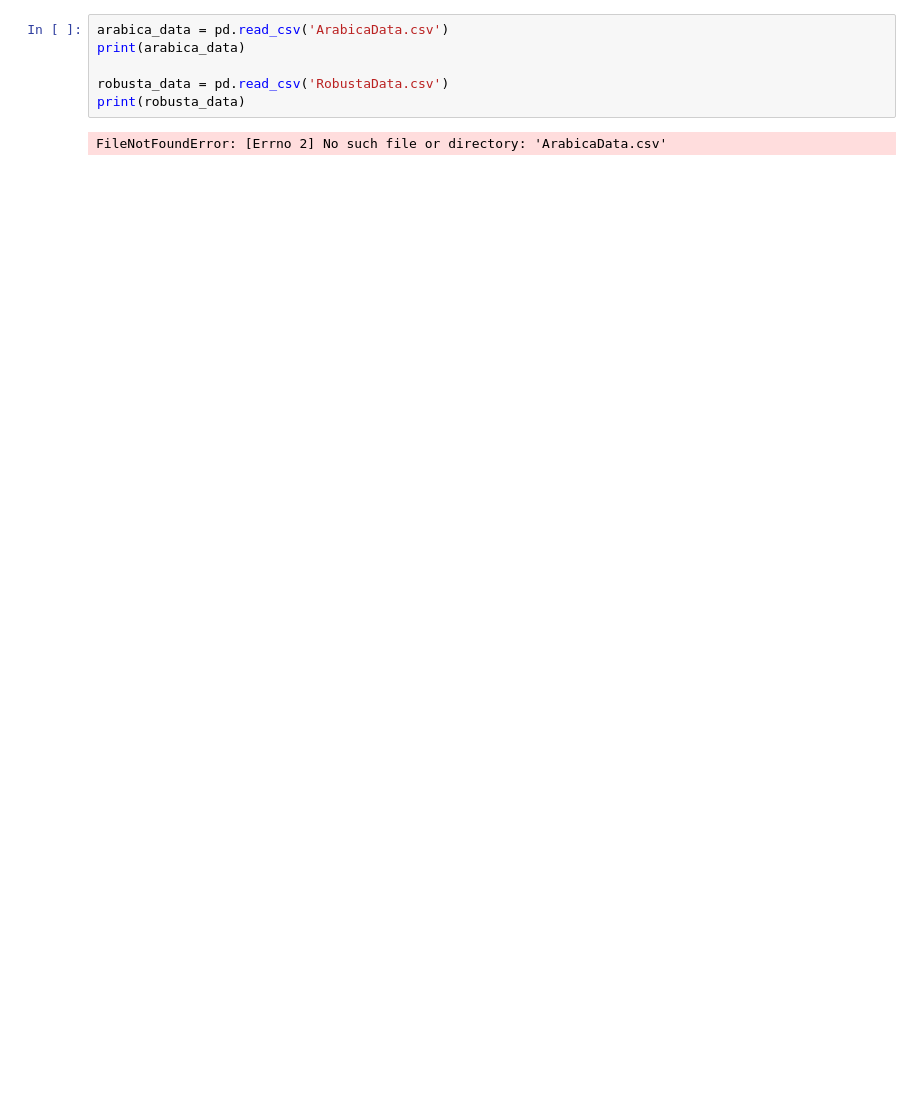
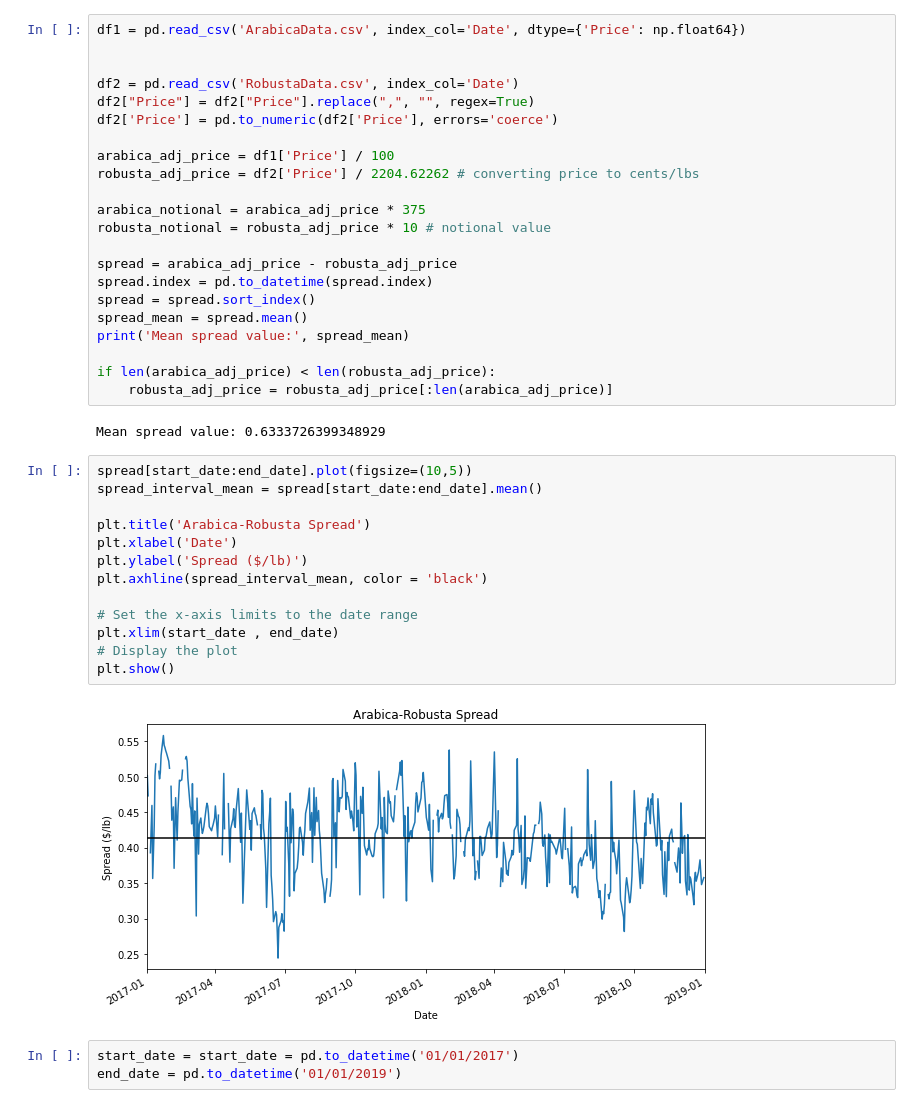
Before and after one commit to JohnCurley8/ArabicaRobustaSpread, a Jupyter notebook: ArabicaRobustaSpread.ipynb, the cells around one changed output. Drawn from its saved outputs; the diff is of its cells as text; blank space fills up the shorter version.

```diff
--- a/ArabicaRobustaSpread.ipynb
+++ b/ArabicaRobustaSpread.ipynb
@@ -9,8 +15,42 @@ import datetime
 # %%
-arabica_data = pd.read_csv('ArabicaData.csv')
-print(arabica_data)
+df1 = pd.read_csv('ArabicaData.csv', index_col='Date', dtype={'Price': np.float64})
 
-robusta_data = pd.read_csv('RobustaData.csv')
-print(robusta_data)
+
+df2 = pd.read_csv('RobustaData.csv', index_col='Date')
+df2["Price"] = df2["Price"].replace(",", "", regex=True)
+df2['Price'] = pd.to_numeric(df2['Price'], errors='coerce')
+
+arabica_adj_price = df1['Price'] / 100
+robusta_adj_price = df2['Price'] / 2204.62262 # converting price to cents/lbs
+
+arabica_notional = arabica_adj_price * 375
+robusta_notional = robusta_adj_price * 10 # notional value
+
+spread = arabica_adj_price - robusta_adj_price
+spread.index = pd.to_datetime(spread.index)
+spread = spread.sort_index()
+spread_mean = spread.mean()
+print('Mean spread value:', spread_mean)
+
+if len(arabica_adj_price) < len(robusta_adj_price):
+    robusta_adj_price = robusta_adj_price[:len(arabica_adj_price)]
 # %% [output]
-FileNotFoundError: [Errno 2] No such file or directory: 'ArabicaData.csv'
+Mean spread value: 0.6333726399348929
+# %%
+spread[start_date:end_date].plot(figsize=(10,5))
+spread_interval_mean = spread[start_date:end_date].mean()
+
+plt.title('Arabica-Robusta Spread')
+plt.xlabel('Date')
+plt.ylabel('Spread ($/lb)')
+plt.axhline(spread_interval_mean, color = 'black')
+
+# Set the x-axis limits to the date range
+plt.xlim(start_date , end_date)
+# Display the plot
+plt.show()
+# %% [output]
+[figure, added]
+# %%
+start_date = start_date = pd.to_datetime('01/01/2017')
+end_date = pd.to_datetime('01/01/2019')
```
Also changed, not shown: parts of 5 cells of this notebook.
